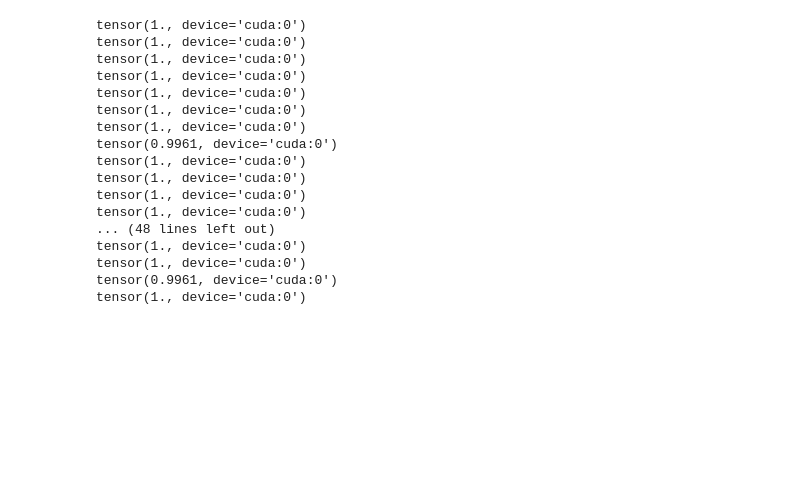
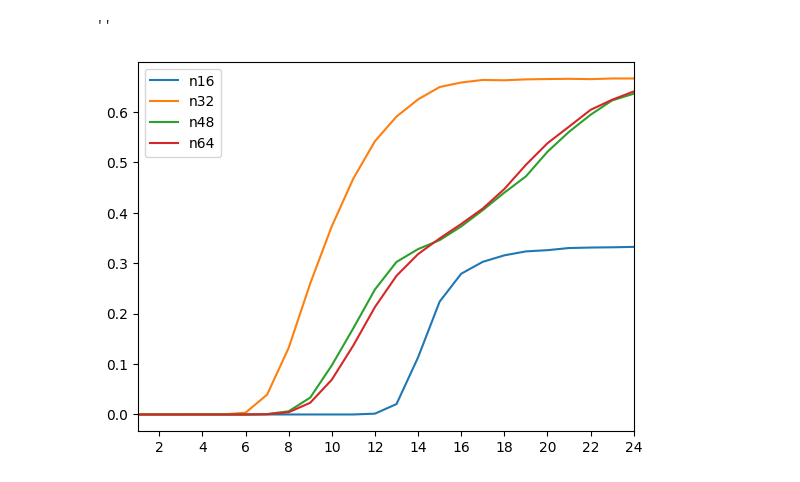
Before and after one commit to AntonXue/tf_logic, a Jupyter notebook: theory_experiments/theory_attack_vs_learned_model.ipynb, the cells around one changed output. Cells and saved outputs as stored; diff of their text form; code cells hidden in the pictures; blank space fills up the shorter version.

```diff
--- a/theory_experiments/theory_attack_vs_learned_model.ipynb
+++ b/theory_experiments/theory_attack_vs_learned_model.ipynb
@@ -12,4 +16,5 @@ from exp_utils import load_model_and_dataset
 saveto_dir = "_dump"
 models_dir = "_saved_models"
 device = "cuda" if torch.cuda.is_available() else "cpu"
+do_ln = True
 # %%
@@ -34,20 +57,0 @@ def run_fact_amensia_attacks(
-# %%
-run_fact_amensia_attacks(16)
-# %% [output]
-tensor(1., device='cuda:0')
-tensor(1., device='cuda:0')
-tensor(1., device='cuda:0')
-tensor(1., device='cuda:0')
-tensor(1., device='cuda:0')
-tensor(1., device='cuda:0')
-tensor(1., device='cuda:0')
-tensor(0.9961, device='cuda:0')
-tensor(1., device='cuda:0')
-tensor(1., device='cuda:0')
-tensor(1., device='cuda:0')
-tensor(1., device='cuda:0')
-... (48 lines left out)
-tensor(1., device='cuda:0')
-tensor(1., device='cuda:0')
-tensor(0.9961, device='cuda:0')
-tensor(1., device='cuda:0')
@@ -55,0 +58,22 @@ model, dataset = load_model_and_dataset(32, 1024, "_saved_models")
+# %%
+max_repeats = 24
+fa_16_rets, fa_32_rets, fa_48_rets, fa_64_rets = [], [], [], []
+for k in tqdm(range(1,max_repeats+1)):
+    fa_16_rets.append(run_one_fact_amensia_attack(num_props=16, num_repeats=k))
+    fa_32_rets.append(run_one_fact_amensia_attack(num_props=32, num_repeats=k))
+    fa_48_rets.append(run_one_fact_amensia_attack(num_props=48, num_repeats=k))
+    fa_64_rets.append(run_one_fact_amensia_attack(num_props=64, num_repeats=k))
+# %%
+plt.clf()
+ticks = np.arange(1,max_repeats+1)
+plt.plot(ticks, np.array([r["state_acc"] for r in fa_16_rets]), label="n16")
+plt.plot(ticks, np.array([r["state_acc"] for r in fa_32_rets]), label="n32")
+plt.plot(ticks, np.array([r["state_acc"] for r in fa_48_rets]), label="n48")
+plt.plot(ticks, np.array([r["state_acc"] for r in fa_64_rets]), label="n64")
+plt.xlim(1,max_repeats)
+plt.xticks([2 * k for k in range(1,13)])
+plt.legend(loc="upper left")
+;
+# %% [output]
+''
+[figure, added]
```
Also changed, not shown: parts of 13 cells of this notebook, 4 other files.
